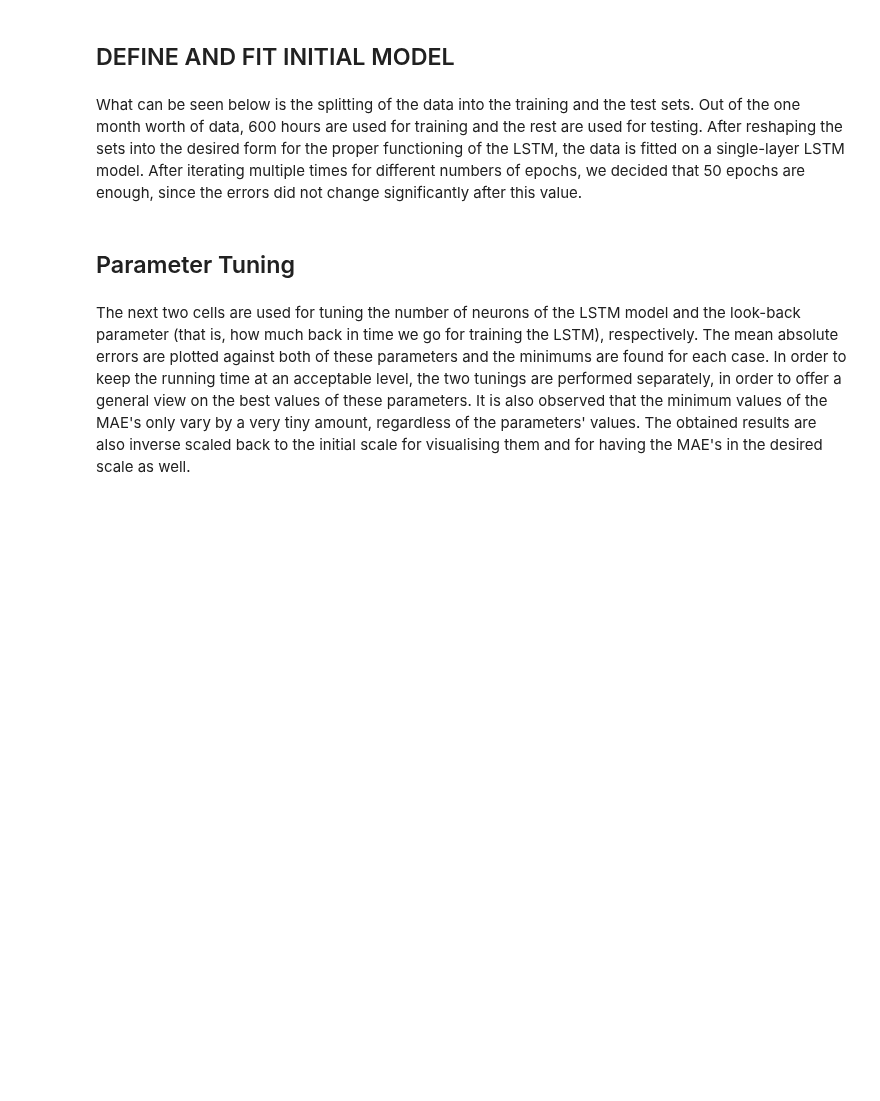
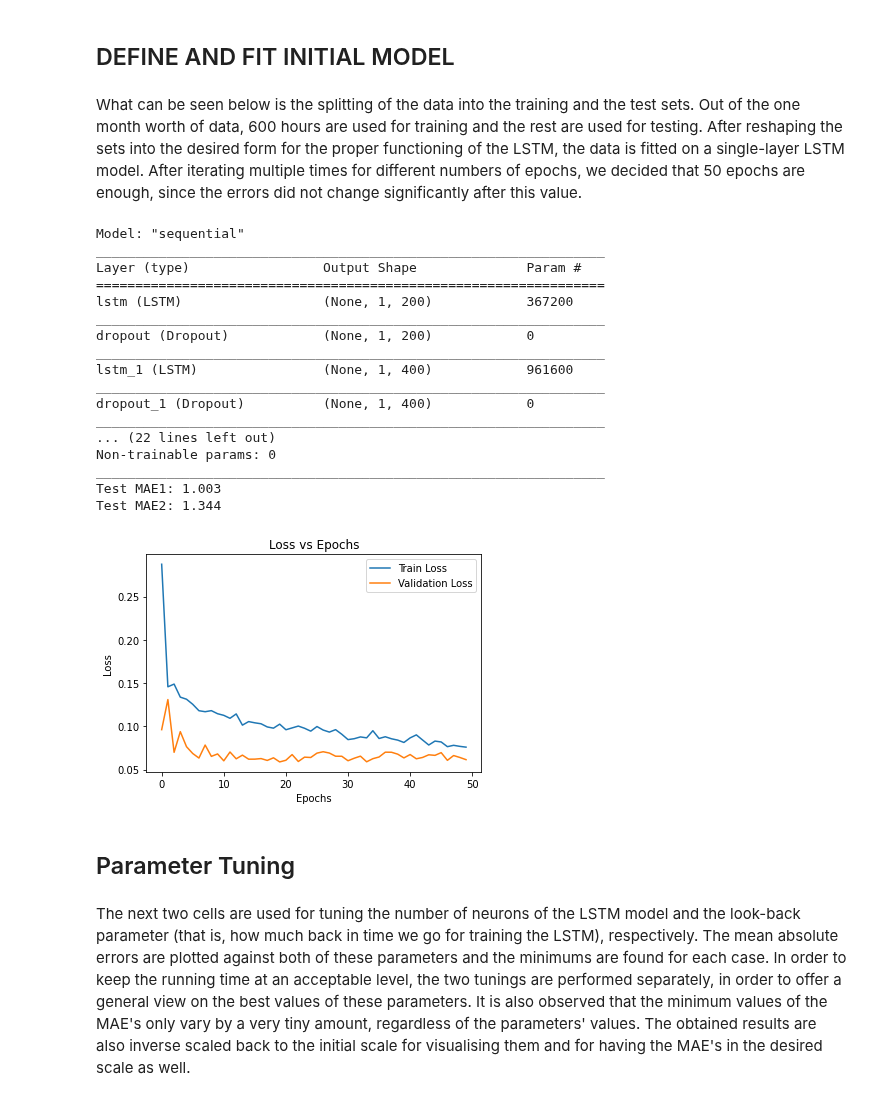
Before and after one commit to junzis/atdelay, a Jupyter notebook: LSTM_model.ipynb, the cells around one changed output. Saved outputs shown, nothing was run; the diff lists cells and outputs as text; code cells hidden in the pictures; blank space fills up the shorter version.

Commit message:
Inverse transform of MAE and complex model for tuning

```diff
--- a/LSTM_model.ipynb
+++ b/LSTM_model.ipynb
@@ -204,37 +240,96 @@ model.add(LSTM(400, return_sequences=True))
 model.add(Dropout(0.25))
 model.add(Dense(50))
 model.add(LSTM(800, return_sequences=True))
 model.add(Dense(50))
 model.add(LSTM(300))
 model.add(Dropout(0.25))
 model.add(Dense(25))
 model.add(Dropout(0.25))
 model.add(Dense(10))
 model.add(Dropout(0.25))
 model.add(Dense(2))
 model.compile(loss='mae', optimizer='adam')
 model.summary()
 
 
 # Fit data
 history = model.fit(train_X, train_y, epochs=50, batch_size=72, validation_data = (test_X, test_y), verbose=0, shuffle=False)
 
 
 # Accuracies of seperate month of data
-all_times_accuracy = model.evaluate(test_X, test_y)
-no_night_accuracy = model.evaluate(no_night_X, no_night_y)
-print("Accuracy of all data of June:", round(all_times_accuracy,5))
-print("Accuracy of no night data of June:", round(no_night_accuracy, 5))
+# all_times_accuracy = model.evaluate(test_X, test_y)
+# no_night_accuracy = model.evaluate(no_night_X, no_night_y)
+# print("Accuracy of all data of June:", round(all_times_accuracy,5))
+# print("Accuracy of no night data of June:", round(no_night_accuracy, 5))
+
+
+# Generate predictions
+yhat = model.predict(test_X)
+test_X = test_X.reshape((test_X.shape[0], test_X.shape[2]))
+
+
+# Split and reshape the two desired outputs in separate arrays to prepare for inverse scaling
+yhat1 = yhat[:, 0]
+yhat2 = yhat[:, 1]
+yhat1 = yhat1.reshape(len(yhat), 1)
+yhat2 = yhat2.reshape(len(yhat), 1)
+
+
+# Also split the real values of the labels and reshape for inverse scaling
+test_y_1 = test_y[:, 0]
+test_y_2 = test_y[:, 1]
+test_y_1 = test_y_1.reshape(len(test_y), 1)
+test_y_2 = test_y_2.reshape(len(test_y), 1)
+
+
+# Inverse transform the predictions
+inv_yhat_1 = concatenate((yhat1, yhat2, test_X[:, 0:18]), axis=1)
+inv_yhat_1 = scaler.inverse_transform(inv_yhat_1)
+inv_yhat_1 = inv_yhat_1[:, :2]
+
+
+# Inverse transform the real values of the labels
+inv_y_1 = concatenate((test_y_1, test_y_2, test_X[:, 0:18]), axis=1)
+inv_y_1 = scaler.inverse_transform(inv_y_1)
+inv_y_1 = inv_y_1[:, :2]
+
+
+# calculate MAE between predicted and actual labels
+mae1 = mean_absolute_error(inv_y_1[:, 0], inv_yhat_1[:, 0])
+mae2 = mean_absolute_error(inv_y_1[:, 1], inv_yhat_1[:, 1])
+
+
+print('Test MAE1: %.3f' % mae1)
+print('Test MAE2: %.3f' % mae2)
 
 
 # Plot loss
 plt.title("Loss vs Epochs")
 plt.xlabel("Epochs")
 plt.ylabel("Loss")
 pyplot.plot(history.history['loss'], label='Train Loss')
 pyplot.plot(history.history['val_loss'], label='Validation Loss')
 pyplot.legend()
 pyplot.show()
+# %% [output]
+Model: "sequential"
+_________________________________________________________________
+Layer (type)                 Output Shape              Param #
+=================================================================
+lstm (LSTM)                  (None, 1, 200)            367200
+_________________________________________________________________
+dropout (Dropout)            (None, 1, 200)            0
+_________________________________________________________________
+lstm_1 (LSTM)                (None, 1, 400)            961600
+_________________________________________________________________
+dropout_1 (Dropout)          (None, 1, 400)            0
+_________________________________________________________________
+... (22 lines left out)
+Non-trainable params: 0
+_________________________________________________________________
+Test MAE1: 1.003
+Test MAE2: 1.344
+[figure, added]
 # %% [markdown]
 ## Parameter Tuning
 # %% [markdown]
```
Also changed, not shown: parts of 4 cells of this notebook.
